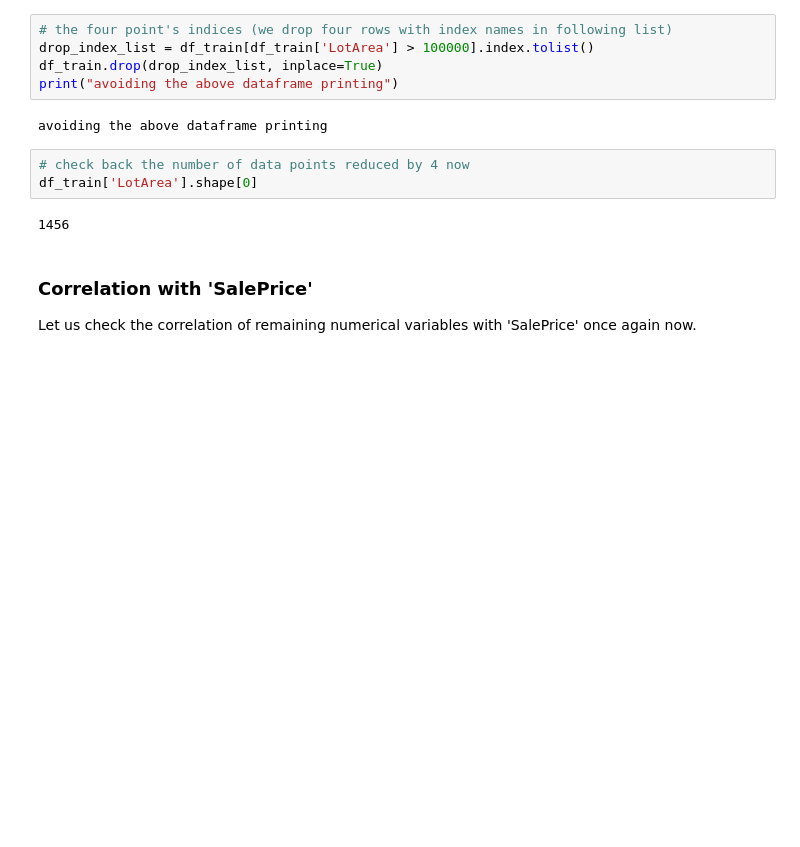
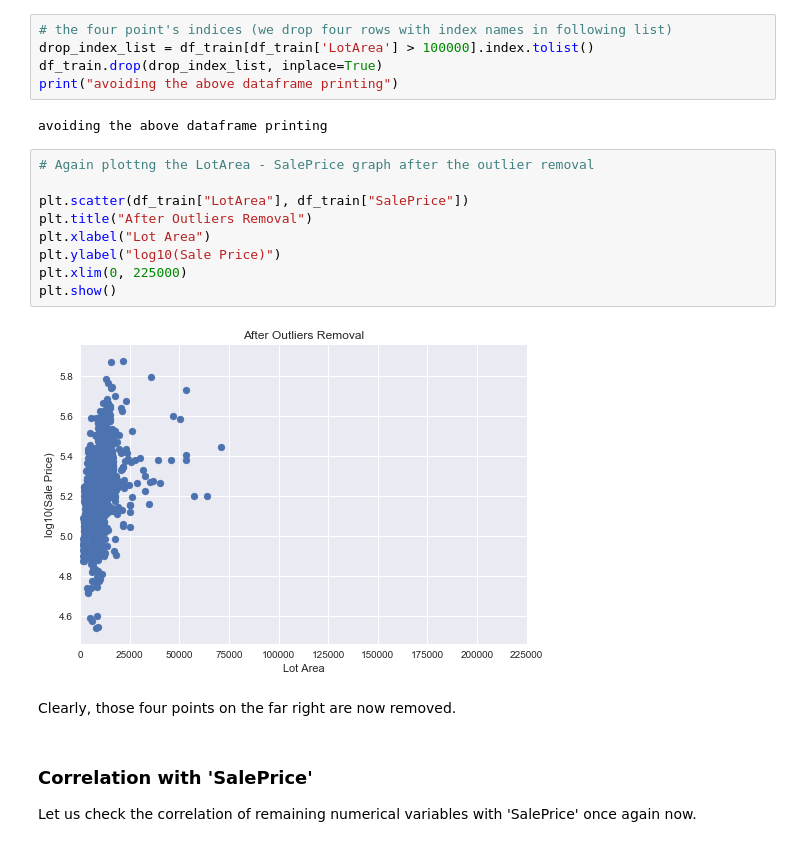
Before and after one commit to rnepal2/House-Prices-Data, a Jupyter notebook: house_price.ipynb, the cells around one changed output. Saved outputs shown, nothing was run; the diff lists cells and outputs as text; blank space fills up the shorter version.

```diff
--- a/house_price.ipynb
+++ b/house_price.ipynb
@@ -460,11 +463,19 @@ df_train.drop(drop_index_list, inplace=True)
 print("avoiding the above dataframe printing")
 # %% [output]
 avoiding the above dataframe printing
-# %%
-# check back the number of data points reduced by 4 now
-df_train['LotArea'].shape[0]
-# %% [output]
-1456
+# %%
+# Again plottng the LotArea - SalePrice graph after the outlier removal
+
+plt.scatter(df_train["LotArea"], df_train["SalePrice"])
+plt.title("After Outliers Removal")
+plt.xlabel("Lot Area")
+plt.ylabel("log10(Sale Price)")
+plt.xlim(0, 225000)
+plt.show()
+# %% [output]
+[figure, added]
+# %% [markdown]
+Clearly, those four points on the far right are now removed.
 # %% [markdown]
 ### Correlation with 'SalePrice'
 
```
Also changed, not shown: parts of 17 cells of this notebook.
